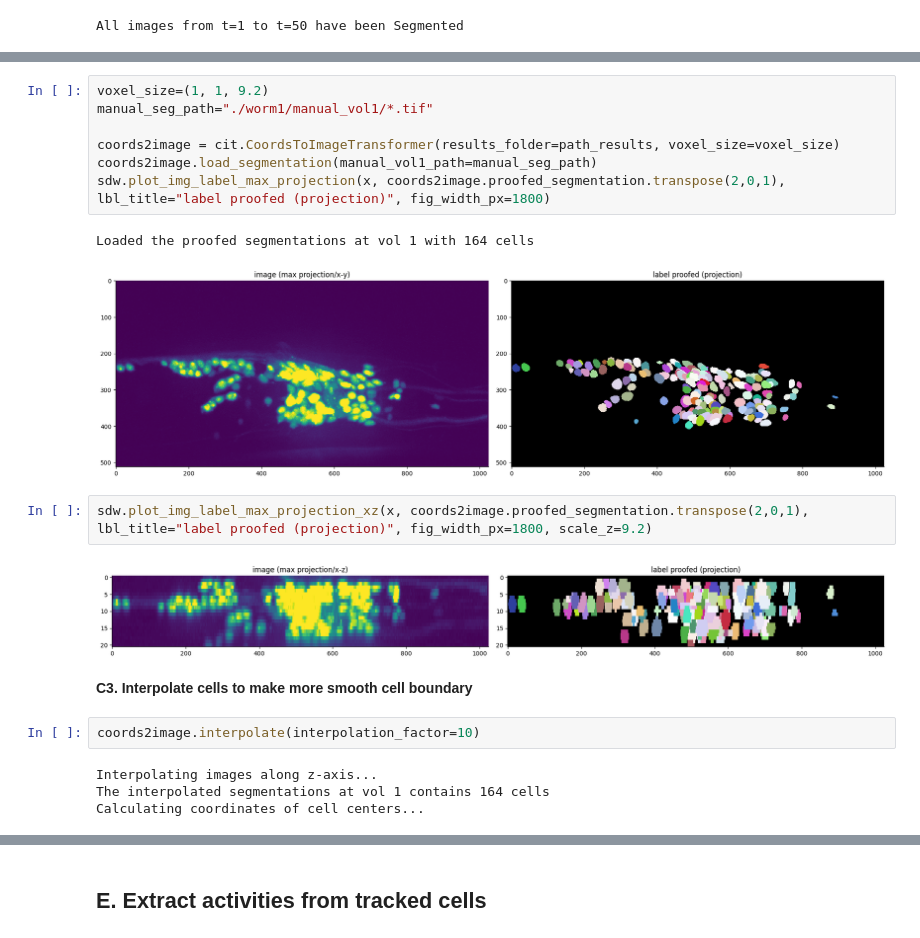
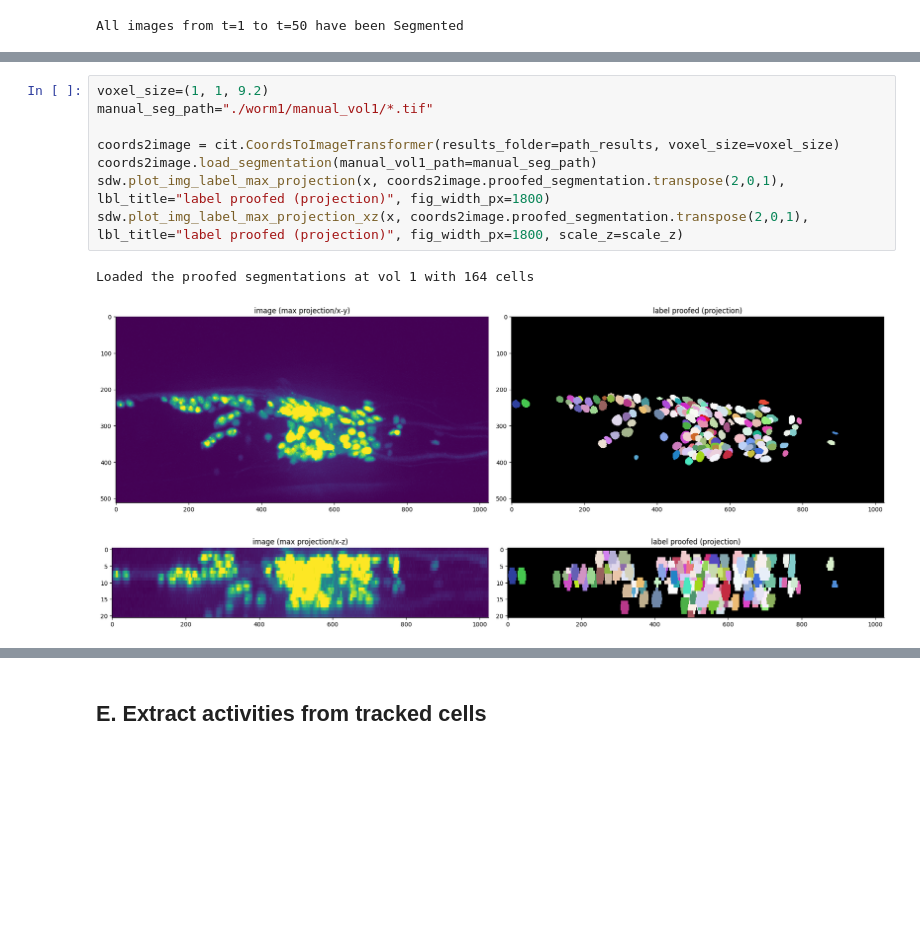
Before and after one commit to WenChentao/3DeeCellTracker, a Jupyter notebook: Examples/use_stardist/track_worm1_stardist_single_mode.ipynb, the cells around one changed output, grey strips where cells are left out. Drawn from its saved outputs; the diff is of its cells as text; blank space fills up the shorter version.

```diff
--- a/Examples/use_stardist/track_worm1_stardist_single_mode.ipynb
+++ b/Examples/use_stardist/track_worm1_stardist_single_mode.ipynb
@@ -127,22 +130,12 @@ All images from t=1 to t=50 have been Segmented
 # %%
 voxel_size=(1, 1, 9.2)
 manual_seg_path="./worm1/manual_vol1/*.tif"
 
 coords2image = cit.CoordsToImageTransformer(results_folder=path_results, voxel_size=voxel_size)
 coords2image.load_segmentation(manual_vol1_path=manual_seg_path)
 sdw.plot_img_label_max_projection(x, coords2image.proofed_segmentation.transpose(2,0,1), lbl_title="label proofed (projection)", fig_width_px=1800)
+sdw.plot_img_label_max_projection_xz(x, coords2image.proofed_segmentation.transpose(2,0,1), lbl_title="label proofed (projection)", fig_width_px=1800, scale_z=scale_z)
 # %% [output]
 Loaded the proofed segmentations at vol 1 with 164 cells
 [figure]
+[figure, added]
-# %%
-sdw.plot_img_label_max_projection_xz(x, coords2image.proofed_segmentation.transpose(2,0,1), lbl_title="label proofed (projection)", fig_width_px=1800, scale_z=9.2)
-# %% [output]
-[figure, removed]
-# %% [markdown]
-**C3. Interpolate cells to make more smooth cell boundary**
-# %%
-coords2image.interpolate(interpolation_factor=10)
-# %% [output]
-Interpolating images along z-axis...
-The interpolated segmentations at vol 1 contains 164 cells
-Calculating coordinates of cell centers...
```
Also changed, not shown: parts of 39 cells of this notebook, 1 other file.
